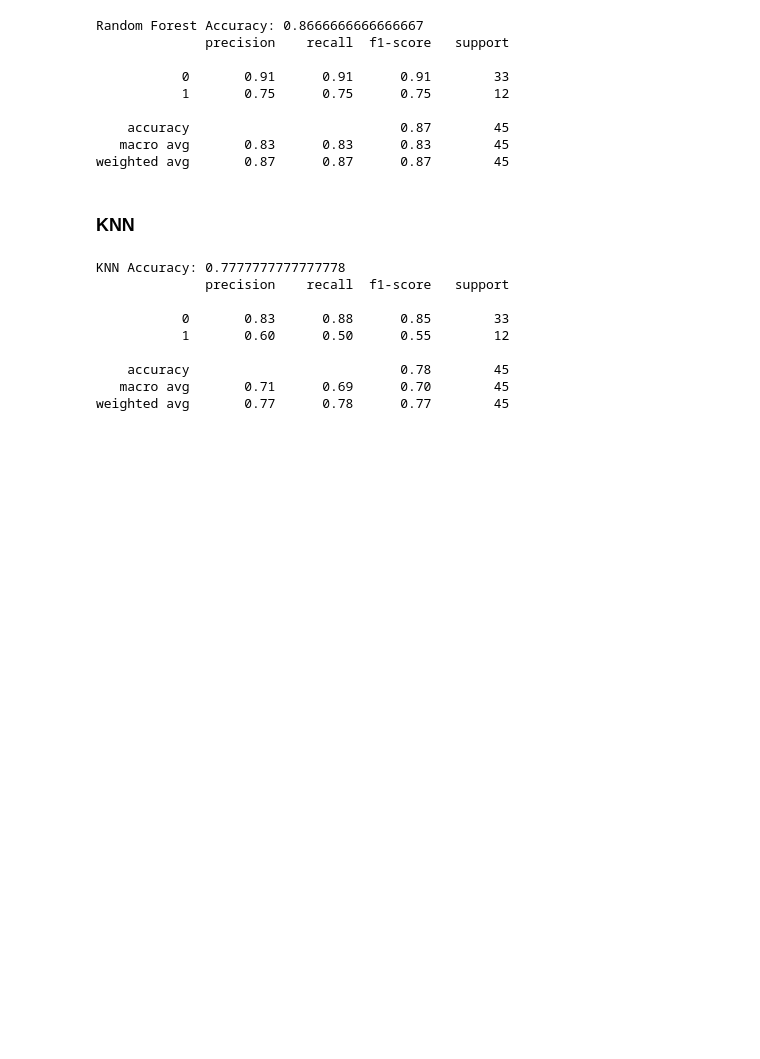
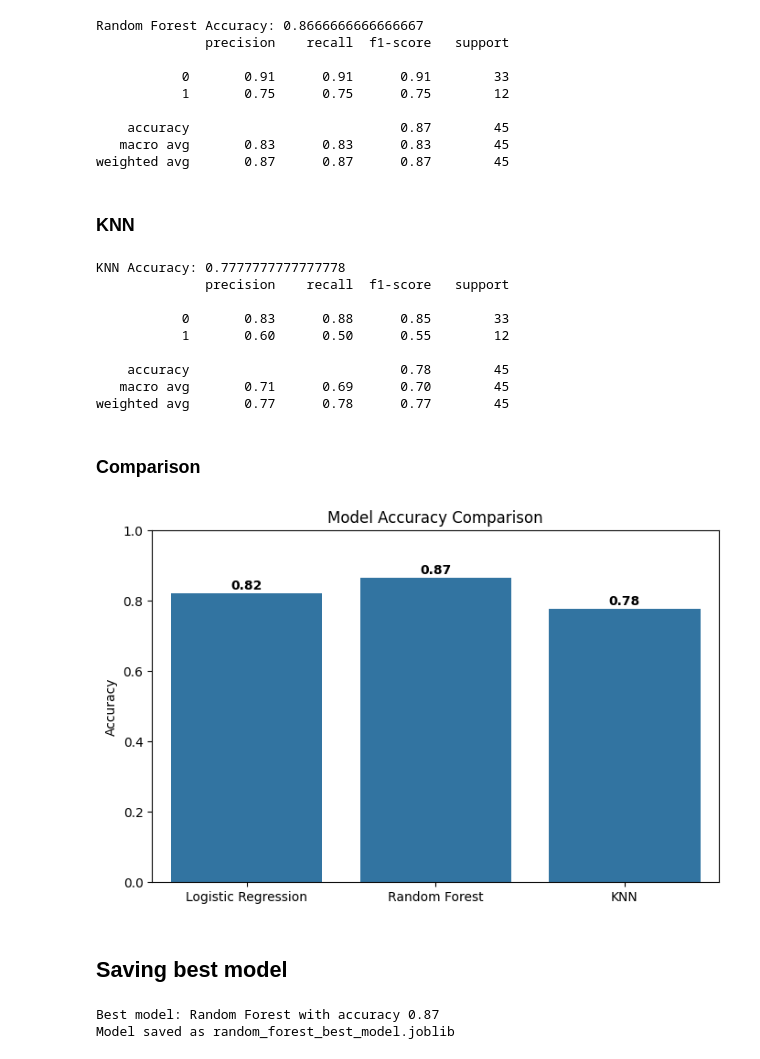
Before and after one commit to MarisaOishy/Heart-_Failure-_Prediction, a Jupyter notebook: Notebook_file/Heart_failure_prediction.ipynb, the cells around one changed output. Drawn from its saved outputs; the diff is of its cells as text; code cells hidden in the pictures; blank space fills up the shorter version.

Commit message:
saved the best model

```diff
--- a/Notebook_file/Heart_failure_prediction.ipynb
+++ b/Notebook_file/Heart_failure_prediction.ipynb
@@ -404,3 +404,61 @@ KNN Accuracy: 0.7777777777777778
     accuracy                           0.78        45
    macro avg       0.71      0.69      0.70        45
 weighted avg       0.77      0.78      0.77        45
+# %% [markdown]
+### Comparison
+# %%
+# Assuming you have already run predictions and have y_pred_lr, y_pred_rf, y_pred_svm, y_pred_knn
+
+model_names = ['Logistic Regression', 'Random Forest', 'KNN']
+accuracies = [
+    accuracy_score(y_test, y_pred_lr),
+    accuracy_score(y_test, y_pred_rf),
+
+    accuracy_score(y_test, y_pred_knn)
+]
+# %%
+import matplotlib.pyplot as plt
+import seaborn as sns
+
+plt.figure(figsize=(8, 5))
+sns.barplot(x=model_names, y=accuracies)
+plt.ylim(0, 1)
+plt.ylabel('Accuracy')
+plt.title('Model Accuracy Comparison')
+for i, v in enumerate(accuracies):
+    plt.text(i, v + 0.01, f"{v:.2f}", ha='center', fontweight='bold')
+plt.show()
+# %% [output]
+[figure, added]
+# %% [markdown]
+## Saving best model
+# %%
+import joblib
+
+# Dictionary of models and their predictions
+models = {
+    'Logistic Regression': lr,
+    'Random Forest': rf,
+
+    'KNN': knn
+}
+accuracies = [
+    accuracy_score(y_test, y_pred_lr),
+    accuracy_score(y_test, y_pred_rf),
+
+    accuracy_score(y_test, y_pred_knn)
+]
+
+# Find the best model
+best_index = accuracies.index(max(accuracies))
+best_model_name = model_names[best_index]
+best_model = list(models.values())[best_index]
+
+print(f"Best model: {best_model_name} with accuracy {accuracies[best_index]:.2f}")
+
+# Save the best model
+joblib.dump(best_model, f"{best_model_name.replace(' ', '_').lower()}_best_model.joblib")
+print(f"Model saved as {best_model_name.replace(' ', '_').lower()}_best_model.joblib")
+# %% [output]
+Best model: Random Forest with accuracy 0.87
+Model saved as random_forest_best_model.joblib
```
Also changed, not shown: parts of 1 cell of this notebook, 1 other file.
